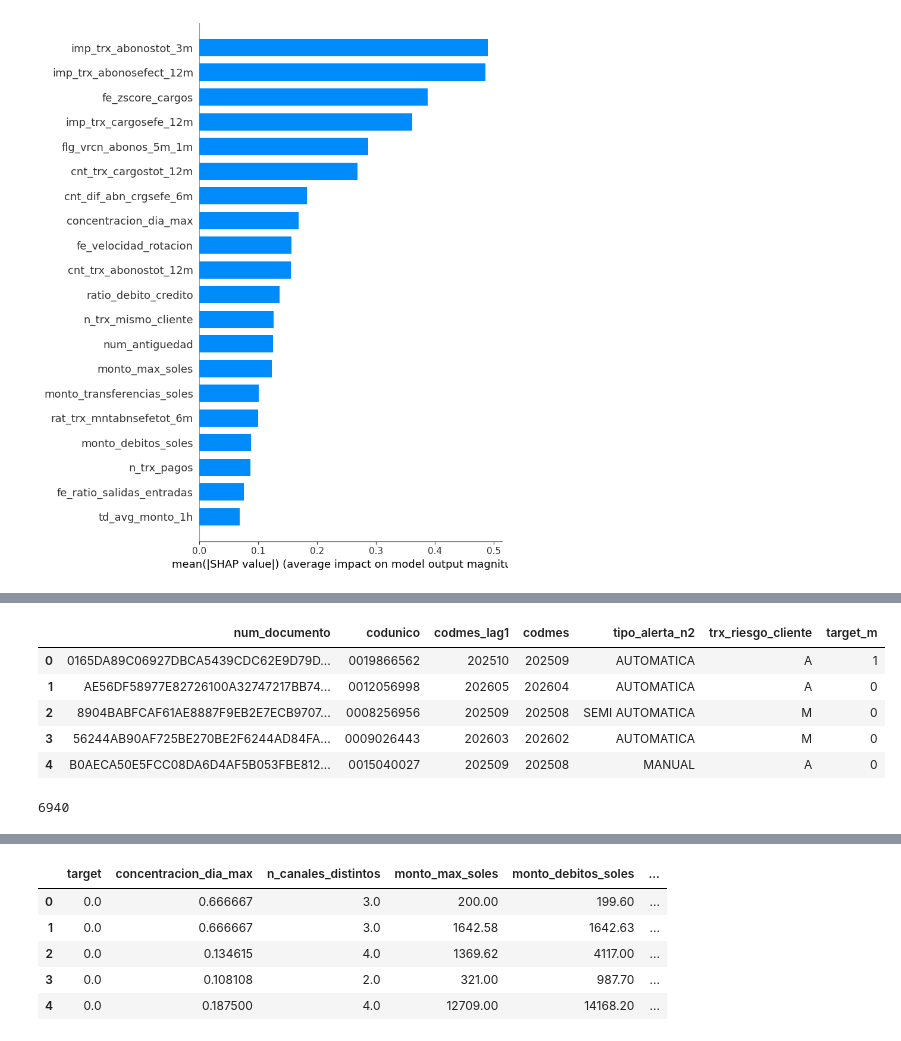
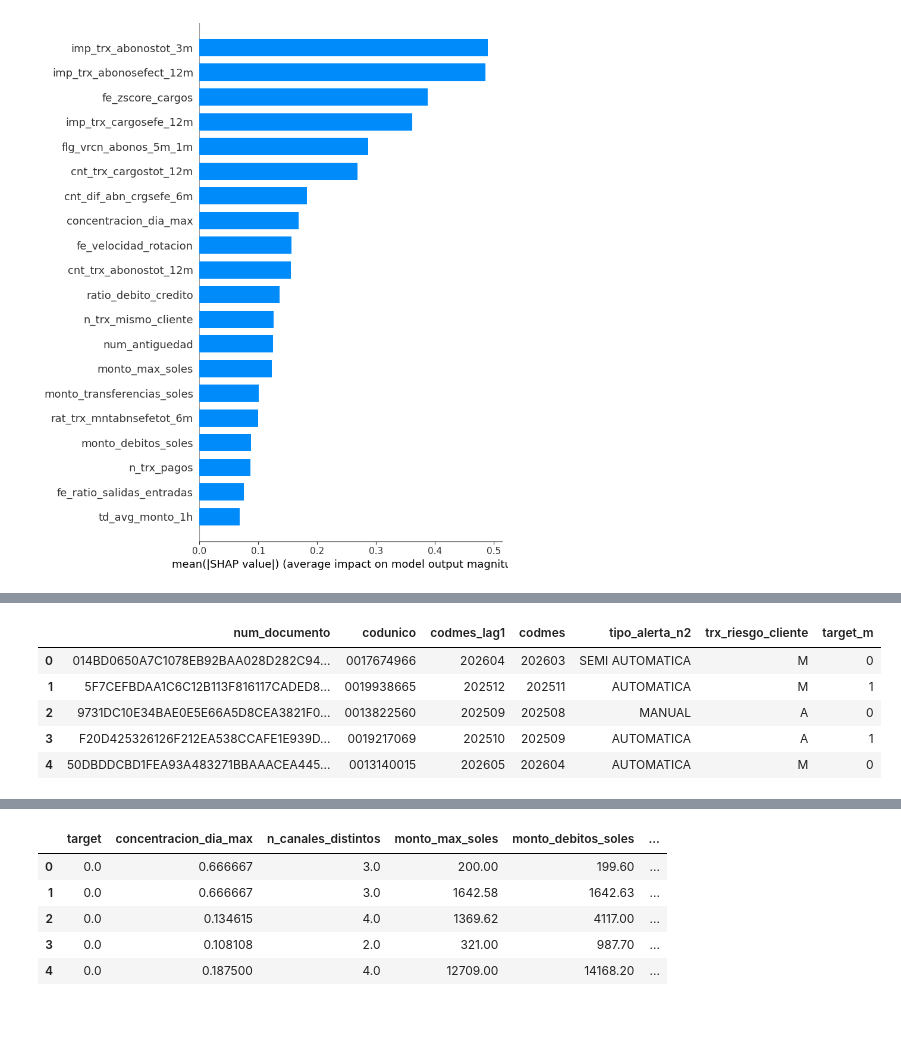
Before and after one commit to sentiherna/Interbank, a Jupyter notebook: PLAFT/Masivo/Desarrollo/3.VALIDACION_TOTAL-LAC0054004.ipynb, the cells around one changed output, grey strips where cells are left out. Saved outputs shown, nothing was run; the diff lists cells and outputs as text; code cells hidden in the pictures.

```diff
--- a/PLAFT/Masivo/Desarrollo/3.VALIDACION_TOTAL-LAC0054004.ipynb
+++ b/PLAFT/Masivo/Desarrollo/3.VALIDACION_TOTAL-LAC0054004.ipynb
@@ -943,19 +918,19 @@ query = """
 WITH pd AS (
     SELECT DISTINCT
         -- Identificadores
-        a.num_documento,
-        a.codunico,
+        a.key_value as num_documento,
+        a.cod_cli as codunico,
         date_format(
-            date_parse(CAST(a.mes_base AS varchar), '%Y%m') + interval '1' month,
+            date_parse(CAST(a.cod_mes AS varchar), '%Y%m') + interval '1' month,
             '%Y%m'
         ) AS codmes_lag1,
-        CAST(a.mes_base AS INTEGER) AS codmes
+        CAST(a.cod_mes AS INTEGER) AS codmes
 
 
 
-    FROM d_perm_aws.ds_alertplaft_mdl a
-    WHERE a.mes_base between '202508' AND '202607'
-      AND a.subsegmento  IN ('Masivo', 'Masivo Dependiente', 'Masivo Independiente')
+    FROM e_perm_aws.t_agg_alertas_plaft a
+    WHERE a.cod_mes between '202508' AND '202607'
+      AND a.desc_subsegmento  IN ('Masivo', 'Masivo Dependiente', 'Masivo Independiente')
 ),
 
 target AS (
@@ -992,10 +967,6 @@ Wall time: 19.8 s
 |  | num_documento | codunico | codmes_lag1 | codmes | tipo_alerta_n2 | trx_riesgo_cliente | target_m |
-| 0 | 0165DA89C06927DBCA5439CDC62E9D79D... | 0019866562 | 202510 | 202509 | AUTOMATICA | A | 1 |
-| 1 | AE56DF58977E82726100A32747217BB74... | 0012056998 | 202605 | 202604 | AUTOMATICA | A | 0 |
-| 2 | 8904BABFCAF61AE8887F9EB2E7ECB9707... | 0008256956 | 202509 | 202508 | SEMI AUTOMATICA | M | 0 |
-| 3 | 56244AB90AF725BE270BE2F6244AD84FA... | 0009026443 | 202603 | 202602 | AUTOMATICA | M | 0 |
-| 4 | B0AECA50E5FCC08DA6D4AF5B053FBE812... | 0015040027 | 202509 | 202508 | MANUAL | A | 0 |
+| 0 | 014BD0650A7C1078EB92BAA028D282C94... | 0017674966 | 202604 | 202603 | SEMI AUTOMATICA | M | 0 |
+| 1 | 5F7CEFBDAA1C6C12B113F816117CADED8... | 0019938665 | 202512 | 202511 | AUTOMATICA | M | 1 |
+| 2 | 9731DC10E34BAE0E5E66A5D8CEA3821F0... | 0013822560 | 202509 | 202508 | MANUAL | A | 0 |
+| 3 | F20D425326126F212EA538CCAFE1E939D... | 0019217069 | 202510 | 202509 | AUTOMATICA | A | 1 |
+| 4 | 50DBDDCBD1FEA93A483271BBAAACEA445... | 0013140015 | 202605 | 202604 | AUTOMATICA | M | 0 |
-# %%
-len(df_dataset)
-# %% [output]
-6940
```
Also changed, not shown: parts of 28 cells of this notebook, 14 other files.
